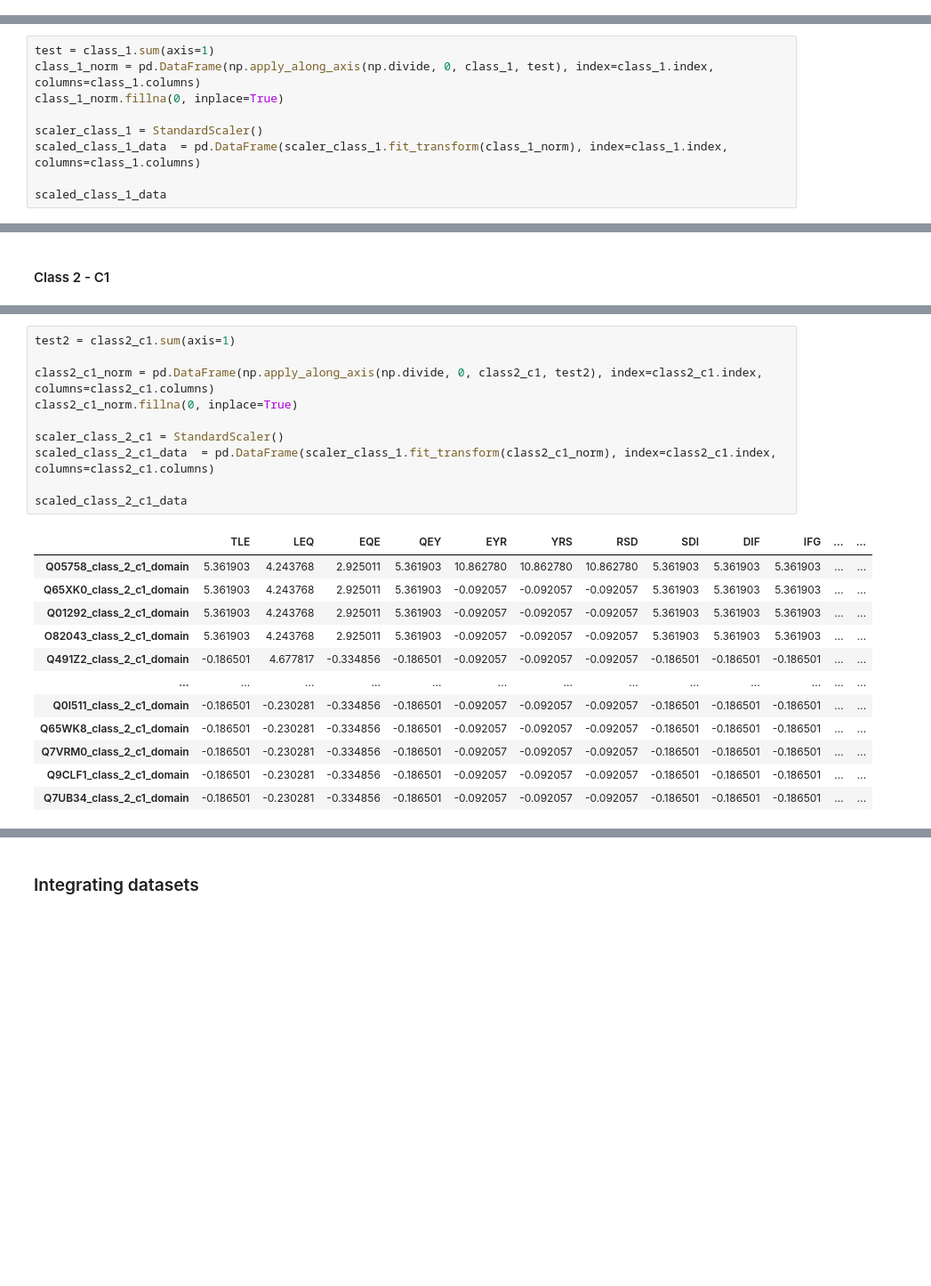
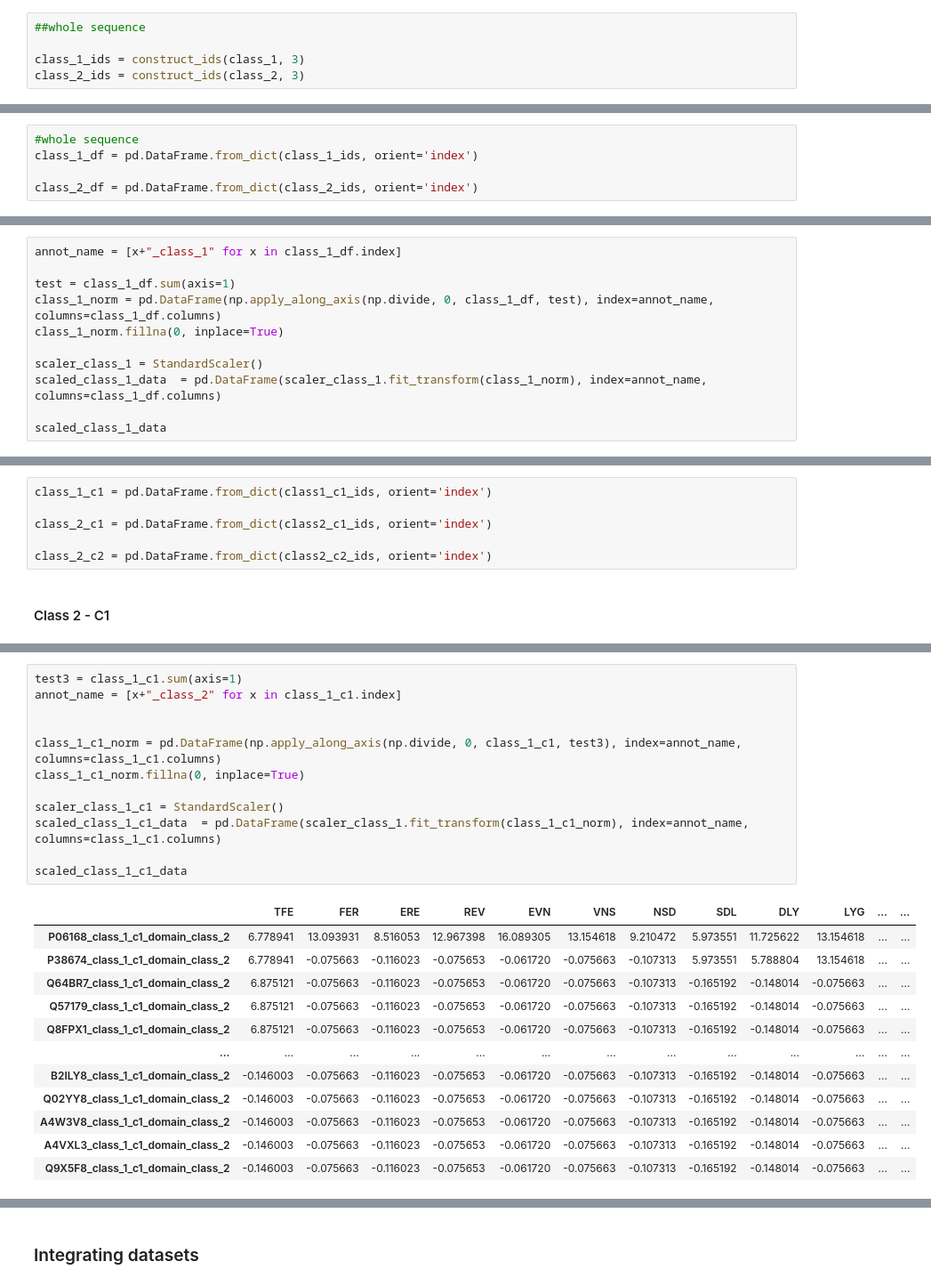
Before and after one commit to SebPorras/BodenProjects, a Jupyter notebook: kari/notebooks/kmer_based_analysis.ipynb, the cells around one changed output, grey strips where cells are left out. Shown at 89% size. Saved outputs shown, nothing was run; the diff lists cells and outputs as text; blank space fills up the shorter version.

```diff
--- a/kari/notebooks/kmer_based_analysis.ipynb
+++ b/kari/notebooks/kmer_based_analysis.ipynb
@@ -67,2 +70,7 @@ class1_ids = construct_ids(class_1_c1, 3)
 class2_c1_ids = construct_ids(class_2_c1_seqs, 3)
 class2_c2_ids = construct_ids(class_2_c2_seqs, 3)
+# %%
+##whole sequence
+
+class_1_ids = construct_ids(class_1, 3)
+class_2_ids = construct_ids(class_2, 3)
@@ -75,2 +85,7 @@ class2_c2 = pd.DataFrame.from_dict(class2_c2_ids, orient='index')
+# %%
+#whole sequence
+class_1_df = pd.DataFrame.from_dict(class_1_ids, orient='index')
+
+class_2_df = pd.DataFrame.from_dict(class_2_ids, orient='index')
 # %% [markdown]
 ### Visualise sparcity of data
@@ -119,10 +137,12 @@ class_1
 # %%
-test = class_1.sum(axis=1)
-class_1_norm = pd.DataFrame(np.apply_along_axis(np.divide, 0, class_1, test), index=class_1.index, columns=class_1.columns)
+annot_name = [x+"_class_1" for x in class_1_df.index]
+
+test = class_1_df.sum(axis=1)
+class_1_norm = pd.DataFrame(np.apply_along_axis(np.divide, 0, class_1_df, test), index=annot_name, columns=class_1_df.columns)
 class_1_norm.fillna(0, inplace=True)
 
 scaler_class_1 = StandardScaler()
-scaled_class_1_data  = pd.DataFrame(scaler_class_1.fit_transform(class_1_norm), index=class_1.index, columns=class_1.columns)
+scaled_class_1_data  = pd.DataFrame(scaler_class_1.fit_transform(class_1_norm), index=annot_name, columns=class_1_df.columns)
 
 scaled_class_1_data
 # %% [output]
@@ -142,3 +190,9 @@ scaled_class_1_data
+# %%
+class_1_c1 = pd.DataFrame.from_dict(class1_c1_ids, orient='index')
+
+class_2_c1 = pd.DataFrame.from_dict(class2_c1_ids, orient='index')
+
+class_2_c2 = pd.DataFrame.from_dict(class2_c2_ids, orient='index')
 # %% [markdown]
 #### Class 2 - C1
 # %%
@@ -160,23 +214,25 @@ class2_c1
 # %%
-test2 = class2_c1.sum(axis=1)
+test3 = class_1_c1.sum(axis=1)
+annot_name = [x+"_class_2" for x in class_1_c1.index]
 
-class2_c1_norm = pd.DataFrame(np.apply_along_axis(np.divide, 0, class2_c1, test2), index=class2_c1.index, columns=class2_c1.columns)
-class2_c1_norm.fillna(0, inplace=True)
 
-scaler_class_2_c1 = StandardScaler()
-scaled_class_2_c1_data  = pd.DataFrame(scaler_class_1.fit_transform(class2_c1_norm), index=class2_c1.index, columns=class2_c1.columns)
+class_1_c1_norm = pd.DataFrame(np.apply_along_axis(np.divide, 0, class_1_c1, test3), index=annot_name, columns=class_1_c1.columns)
+class_1_c1_norm.fillna(0, inplace=True)
 
-scaled_class_2_c1_data
+scaler_class_1_c1 = StandardScaler()
+scaled_class_1_c1_data  = pd.DataFrame(scaler_class_1.fit_transform(class_1_c1_norm), index=annot_name, columns=class_1_c1.columns)
+
+scaled_class_1_c1_data
 # %% [output]
-|  | TLE | LEQ | EQE | QEY | EYR | YRS | RSD | SDI | DIF | IFG | ... | ... |
-| Q05758_class_2_c1_domain | 5.361903 | 4.243768 | 2.925011 | 5.361903 | 10.862780 | 10.862780 | 10.862780 | 5.361903 | 5.361903 | 5.361903 | ... | ... |
-| Q65XK0_class_2_c1_domain | 5.361903 | 4.243768 | 2.925011 | 5.361903 | -0.092057 | -0.092057 | -0.092057 | 5.361903 | 5.361903 | 5.361903 | ... | ... |
-| Q01292_class_2_c1_domain | 5.361903 | 4.243768 | 2.925011 | 5.361903 | -0.092057 | -0.092057 | -0.092057 | 5.361903 | 5.361903 | 5.361903 | ... | ... |
-| O82043_class_2_c1_domain | 5.361903 | 4.243768 | 2.925011 | 5.361903 | -0.092057 | -0.092057 | -0.092057 | 5.361903 | 5.361903 | 5.361903 | ... | ... |
-| Q491Z2_class_2_c1_domain | -0.186501 | 4.677817 | -0.334856 | -0.186501 | -0.092057 | -0.092057 | -0.092057 | -0.186501 | -0.186501 | -0.186501 | ... | ... |
+|  | TFE | FER | ERE | REV | EVN | VNS | NSD | SDL | DLY | LYG | ... | ... |
+| P06168_class_1_c1_domain_class_2 | 6.778941 | 13.093931 | 8.516053 | 12.967398 | 16.089305 | 13.154618 | 9.210472 | 5.973551 | 11.725622 | 13.154618 | ... | ... |
+| P38674_class_1_c1_domain_class_2 | 6.778941 | -0.075663 | -0.116023 | -0.075653 | -0.061720 | -0.075663 | -0.107313 | 5.973551 | 5.788804 | 13.154618 | ... | ... |
+| Q64BR7_class_1_c1_domain_class_2 | 6.875121 | -0.075663 | -0.116023 | -0.075653 | -0.061720 | -0.075663 | -0.107313 | -0.165192 | -0.148014 | -0.075663 | ... | ... |
+| Q57179_class_1_c1_domain_class_2 | 6.875121 | -0.075663 | -0.116023 | -0.075653 | -0.061720 | -0.075663 | -0.107313 | -0.165192 | -0.148014 | -0.075663 | ... | ... |
+| Q8FPX1_class_1_c1_domain_class_2 | 6.875121 | -0.075663 | -0.116023 | -0.075653 | -0.061720 | -0.075663 | -0.107313 | -0.165192 | -0.148014 | -0.075663 | ... | ... |
 | ... | ... | ... | ... | ... | ... | ... | ... | ... | ... | ... | ... | ... |
-| Q0I511_class_2_c1_domain | -0.186501 | -0.230281 | -0.334856 | -0.186501 | -0.092057 | -0.092057 | -0.092057 | -0.186501 | -0.186501 | -0.186501 | ... | ... |
-| Q65WK8_class_2_c1_domain | -0.186501 | -0.230281 | -0.334856 | -0.186501 | -0.092057 | -0.092057 | -0.092057 | -0.186501 | -0.186501 | -0.186501 | ... | ... |
-| Q7VRM0_class_2_c1_domain | -0.186501 | -0.230281 | -0.334856 | -0.186501 | -0.092057 | -0.092057 | -0.092057 | -0.186501 | -0.186501 | -0.186501 | ... | ... |
-| Q9CLF1_class_2_c1_domain | -0.186501 | -0.230281 | -0.334856 | -0.186501 | -0.092057 | -0.092057 | -0.092057 | -0.186501 | -0.186501 | -0.186501 | ... | ... |
-| Q7UB34_class_2_c1_domain | -0.186501 | -0.230281 | -0.334856 | -0.186501 | -0.092057 | -0.092057 | -0.092057 | -0.186501 | -0.186501 | -0.186501 | ... | ... |
+| B2ILY8_class_1_c1_domain_class_2 | -0.146003 | -0.075663 | -0.116023 | -0.075653 | -0.061720 | -0.075663 | -0.107313 | -0.165192 | -0.148014 | -0.075663 | ... | ... |
+| Q02YY8_class_1_c1_domain_class_2 | -0.146003 | -0.075663 | -0.116023 | -0.075653 | -0.061720 | -0.075663 | -0.107313 | -0.165192 | -0.148014 | -0.075663 | ... | ... |
+| A4W3V8_class_1_c1_domain_class_2 | -0.146003 | -0.075663 | -0.116023 | -0.075653 | -0.061720 | -0.075663 | -0.107313 | -0.165192 | -0.148014 | -0.075663 | ... | ... |
+| A4VXL3_class_1_c1_domain_class_2 | -0.146003 | -0.075663 | -0.116023 | -0.075653 | -0.061720 | -0.075663 | -0.107313 | -0.165192 | -0.148014 | -0.075663 | ... | ... |
+| Q9X5F8_class_1_c1_domain_class_2 | -0.146003 | -0.075663 | -0.116023 | -0.075653 | -0.061720 | -0.075663 | -0.107313 | -0.165192 | -0.148014 | -0.075663 | ... | ... |
```
Also changed, not shown: parts of 37 cells of this notebook, 3 other files.
